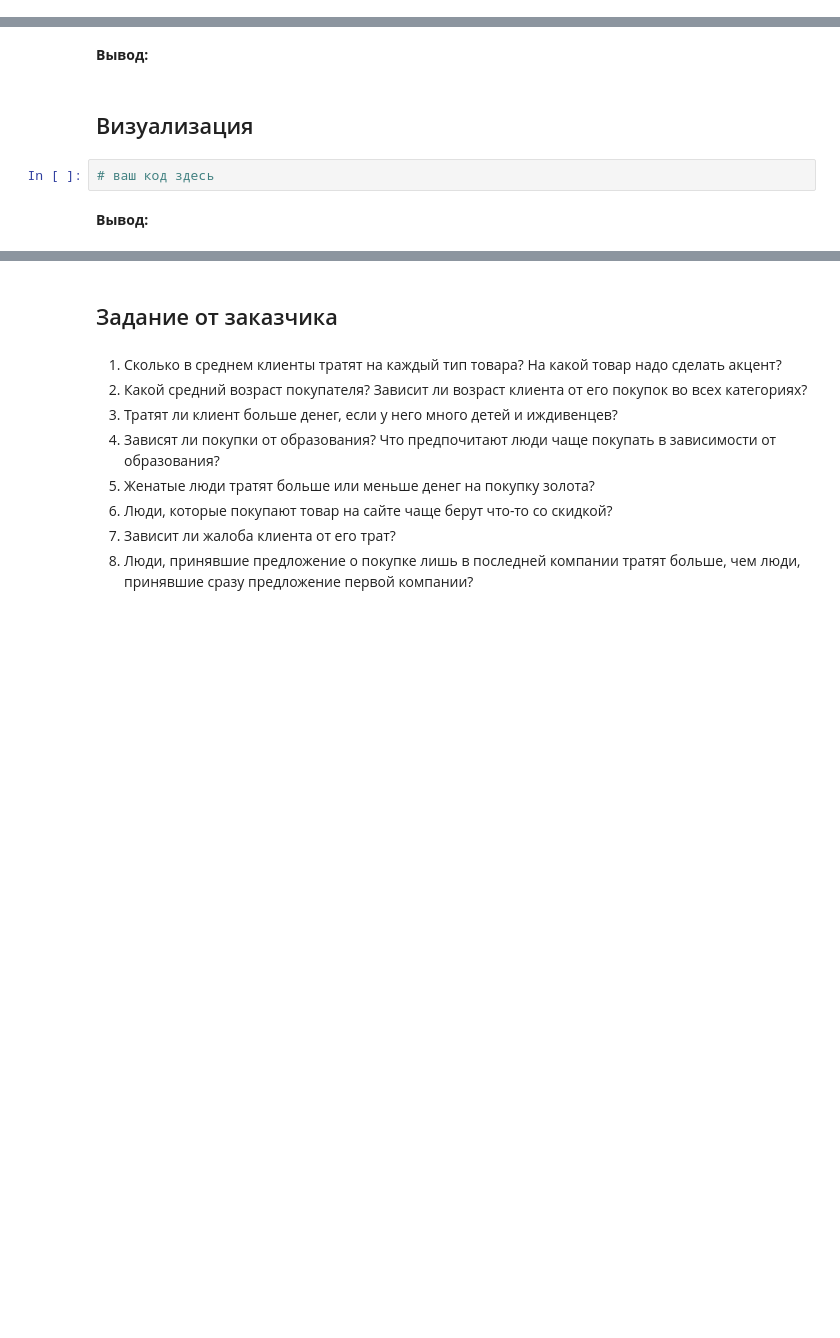
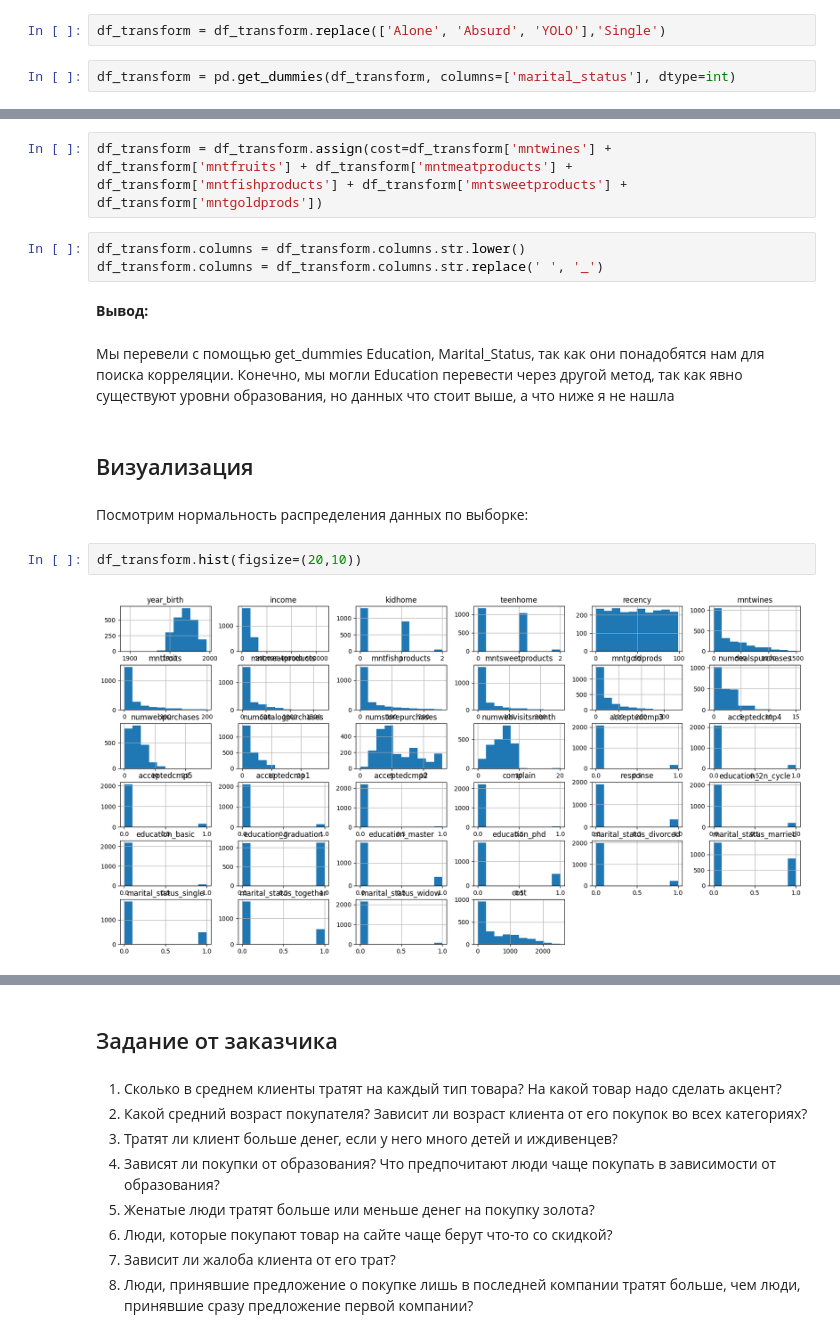
Before and after one commit to W1llAnn/1tdata-homework, a Jupyter notebook: 1.7 - homework PRO.ipynb, the cells around one changed output, grey strips where cells are left out. Drawn from its saved outputs; the diff is of its cells as text; blank space fills up the shorter version.

```diff
--- a/1.7 - homework PRO.ipynb
+++ b/1.7 - homework PRO.ipynb
@@ -106,0 +282,4 @@ df = pd.read_csv('../data/marketing_campaign.csv', sep='\t')
+# %%
+df_transform = df_transform.replace(['Alone', 'Absurd', 'YOLO'],'Single')
+# %%
+df_transform = pd.get_dummies(df_transform, columns=['marital_status'], dtype=int)
@@ -107,8 +308,17 @@ df = pd.read_csv('../data/marketing_campaign.csv', sep='\t')
+# %%
+df_transform = df_transform.assign(cost=df_transform['mntwines'] + df_transform['mntfruits'] + df_transform['mntmeatproducts'] + df_transform['mntfishproducts'] + df_transform['mntsweetproducts'] + df_transform['mntgoldprods'])
+# %%
+df_transform.columns = df_transform.columns.str.lower()
+df_transform.columns = df_transform.columns.str.replace(' ', '_')
 # %% [markdown]
 **Вывод:**
+# %% [markdown]
+Мы перевели с помощью get_dummies Education, Marital_Status, так как они понадобятся нам для поиска корреляции. Конечно, мы могли Education перевести через другой метод, так как явно существуют уровни образования, но данных что стоит выше, а что ниже я не нашла
 # %% [markdown]
 ## Визуализация
-# %%
-# ваш код здесь
-# %% [markdown]
-**Вывод:**
+# %% [markdown]
+Посмотрим нормальность распределения данных по выборке:
+# %%
+df_transform.hist(figsize=(20,10))
+# %% [output]
+[figure, added]
```
Also changed, not shown: parts of 143 cells of this notebook, 1 other file.
